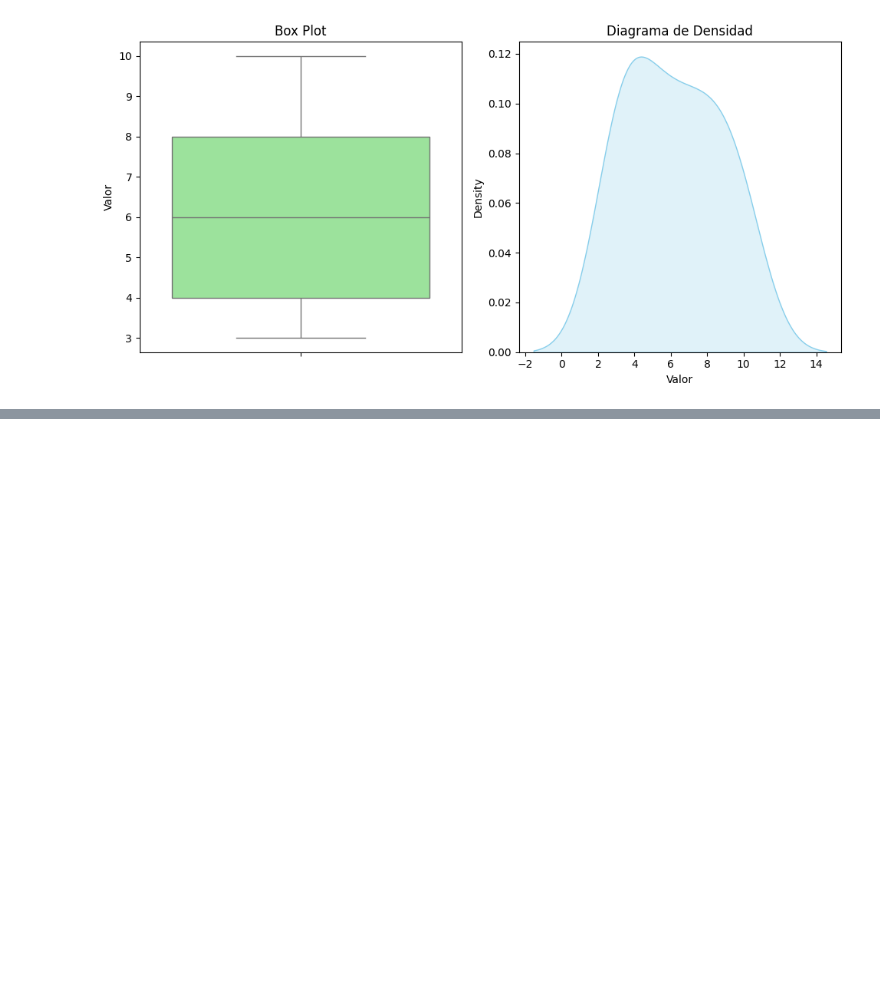
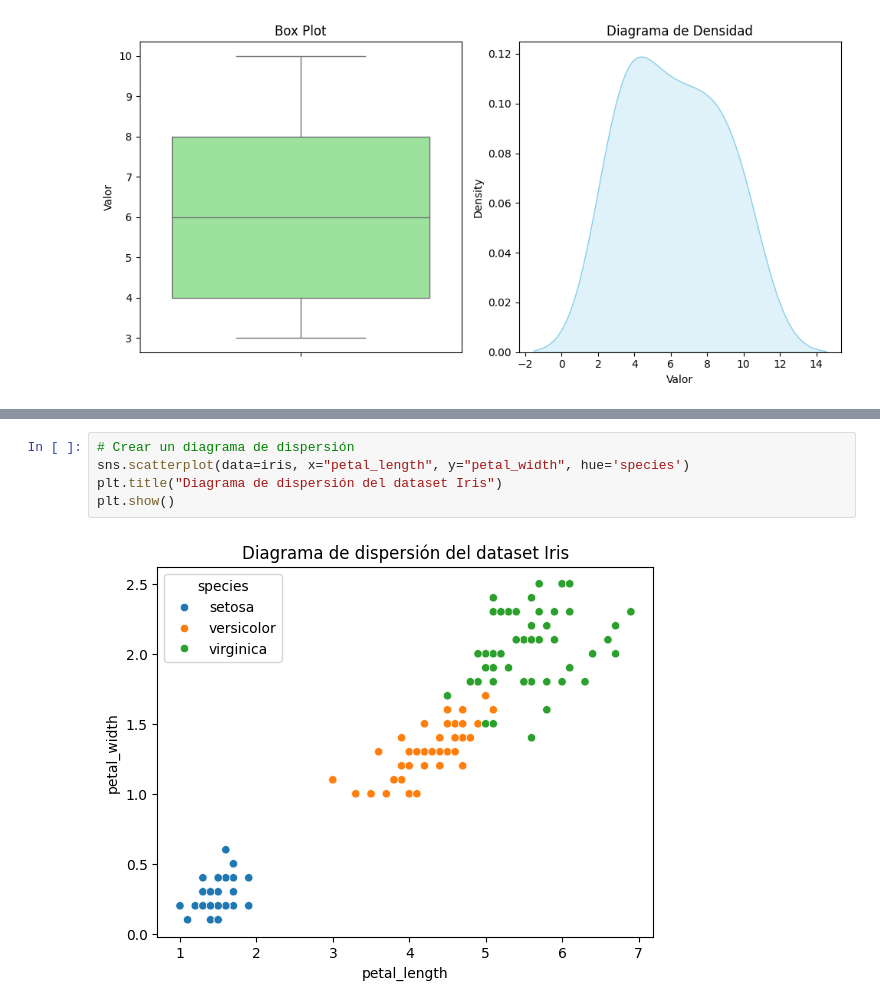
Before and after one commit to paranedagarcia/Cienciadedatos, a Jupyter notebook: 2.Estadistica/1.Estadistica_descriptiva.ipynb, the cells around one changed output, grey strips where cells are left out. Saved outputs shown, nothing was run; the diff lists cells and outputs as text; blank space fills up the shorter version.

```diff
--- a/2.Estadistica/1.Estadistica_descriptiva.ipynb
+++ b/2.Estadistica/1.Estadistica_descriptiva.ipynb
@@ -229,0 +272,7 @@ plt.show()
+# %%
+# Crear un diagrama de dispersión
+sns.scatterplot(data=iris, x="petal_length", y="petal_width", hue='species')
+plt.title("Diagrama de dispersión del dataset Iris")
+plt.show()
+# %% [output]
+[figure, added]
```
Also changed, not shown: parts of 5 cells of this notebook, 4 other files.
